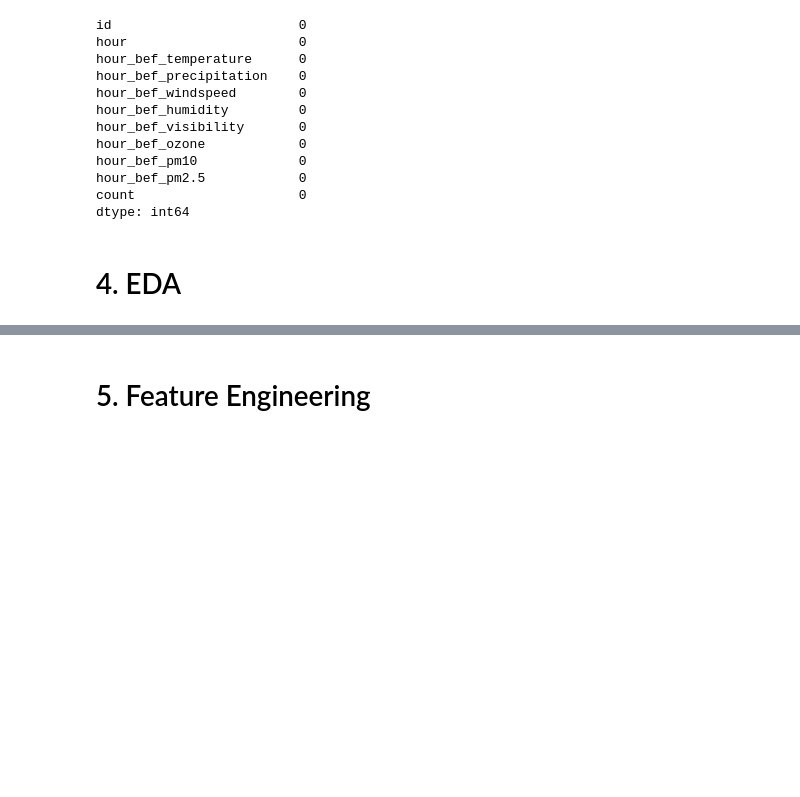
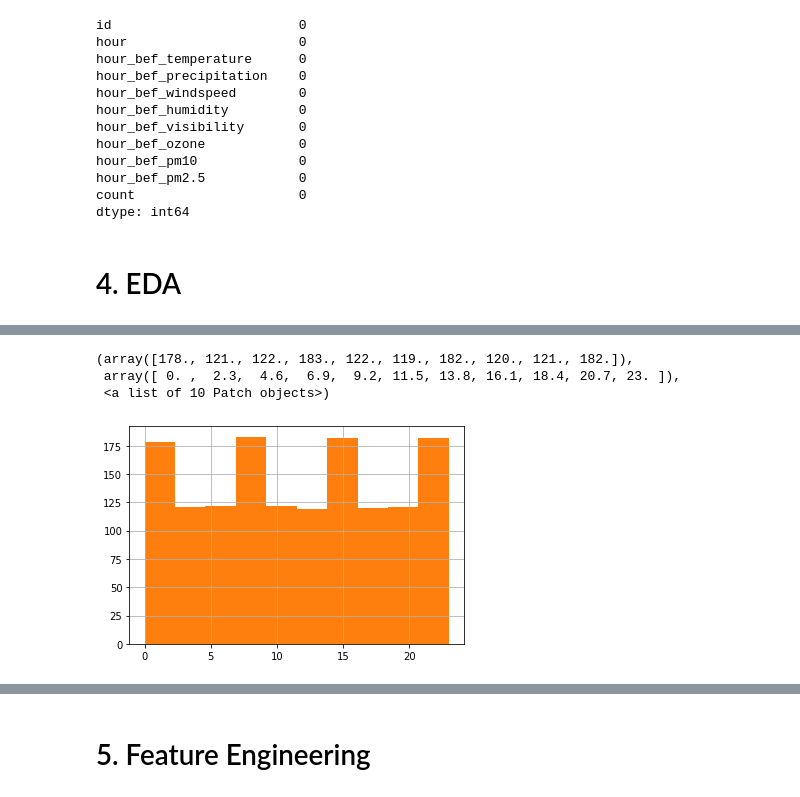
Before and after one commit to hyunku/Teach-Data-Analysis-Basic, a Jupyter notebook: BikePredict.ipynb, the cells around one changed output, grey strips where cells are left out. Cells and saved outputs as stored; diff of their text form; code cells hidden in the pictures; blank space fills up the shorter version.

```diff
--- a/BikePredict.ipynb
+++ b/BikePredict.ipynb
@@ -238,0 +260,9 @@ dtype: int64
+# %%
+# 연속형 변수 조사 - 히스토그램
+train['hour'].hist() # 시간에 따른 데이터 수(x축:hour, y축:데이터 수)
+plt.hist(train['hour']) # 위와 동일
+# %% [output]
+(array([178., 121., 122., 183., 122., 119., 182., 120., 121., 182.]),
+ array([ 0. ,  2.3,  4.6,  6.9,  9.2, 11.5, 13.8, 16.1, 18.4, 20.7, 23. ]),
+ <a list of 10 Patch objects>)
+[figure, added]
```
Also changed, not shown: parts of 7 cells of this notebook.
